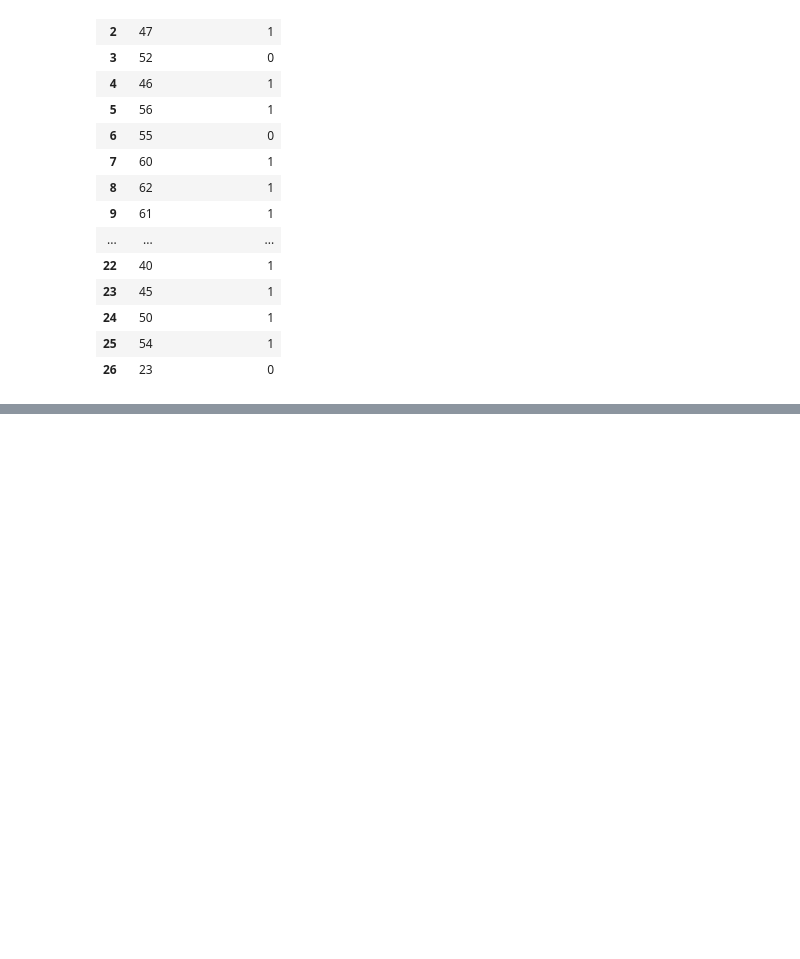
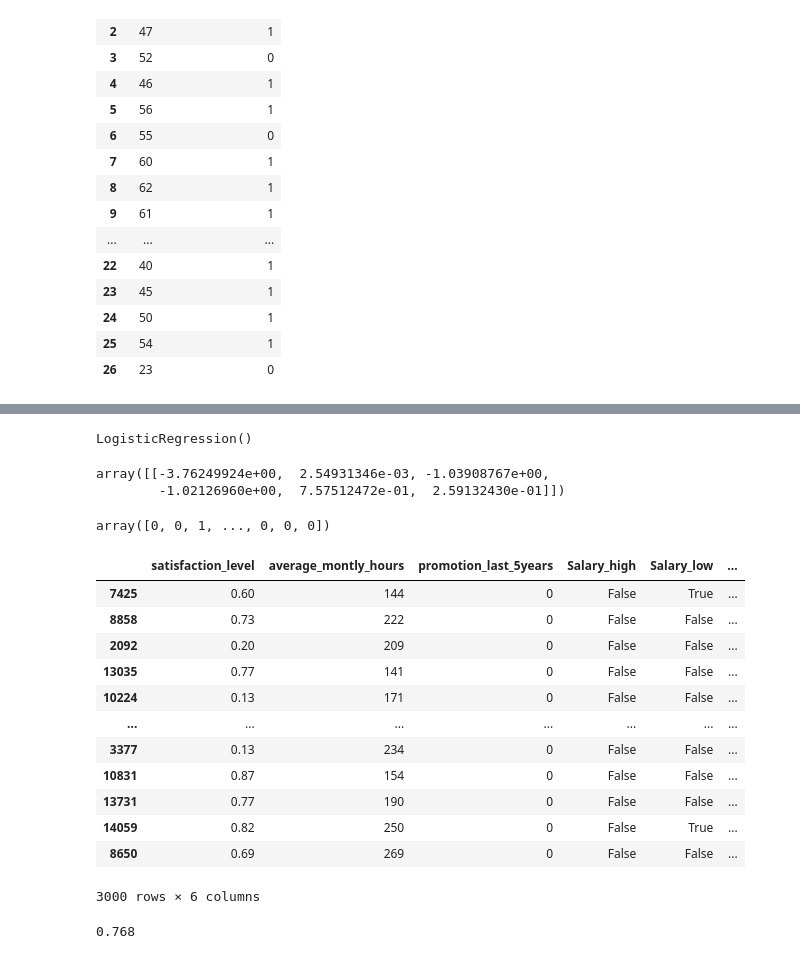
Before and after one commit to mtptisid/Machine_Laerning-, a Jupyter notebook: LogisticRegression/LogiReg.ipynb, the cells around one changed output, grey strips where cells are left out. Drawn from its saved outputs; the diff is of its cells as text; code cells hidden in the pictures; blank space fills up the shorter version.

```diff
--- a/LogisticRegression/LogiReg.ipynb
+++ b/LogisticRegression/LogiReg.ipynb
@@ -64,0 +195,2 @@ model = linear_model.LogisticRegression()
+# %%
+hrdata = pd.concat([subdf, sal_dum], axis='columns')
@@ -64,0 +206,2 @@ model = linear_model.LogisticRegression()
+# %%
+hrdata.drop('salary', axis='columns', inplace=True)
@@ -64,0 +217,4 @@ model = linear_model.LogisticRegression()
+# %%
+ydata = hr_data.left
+# %%
+hrX_train, hrX_test, hrY_train, hrY_test = train_test_split(hrdata, ydata, test_size=0.2)
@@ -64,0 +223,33 @@ model = linear_model.LogisticRegression()
+# %%
+hrmodel.fit(hrX_train, hrY_train)
+# %% [output]
+LogisticRegression()
+# %%
+hrmodel.coef_
+# %% [output]
+array([[-3.76249924e+00,  2.54931346e-03, -1.03908767e+00,
+        -1.02126960e+00,  7.57512472e-01,  2.59132430e-01]])
+# %%
+hrmodel.predict(hrX_test)
+# %% [output]
+array([0, 0, 1, ..., 0, 0, 0])
+# %%
+hrX_test
+# %% [output]
+|  | satisfaction_level | average_montly_hours | promotion_last_5years | Salary_high | Salary_low | ... |
+| 7425 | 0.60 | 144 | 0 | False | True | ... |
+| 8858 | 0.73 | 222 | 0 | False | False | ... |
+| 2092 | 0.20 | 209 | 0 | False | False | ... |
+| 13035 | 0.77 | 141 | 0 | False | False | ... |
+| 10224 | 0.13 | 171 | 0 | False | False | ... |
+| ... | ... | ... | ... | ... | ... | ... |
+| 3377 | 0.13 | 234 | 0 | False | False | ... |
+| 10831 | 0.87 | 154 | 0 | False | False | ... |
+| 13731 | 0.77 | 190 | 0 | False | False | ... |
+| 14059 | 0.82 | 250 | 0 | False | True | ... |
+| 8650 | 0.69 | 269 | 0 | False | False | ... |
+3000 rows × 6 columns
+# %%
+hrmodel.score(hrX_test,hrY_test)
+# %% [output]
+0.768
```
Also changed, not shown: parts of 22 cells of this notebook, 1 other file.
